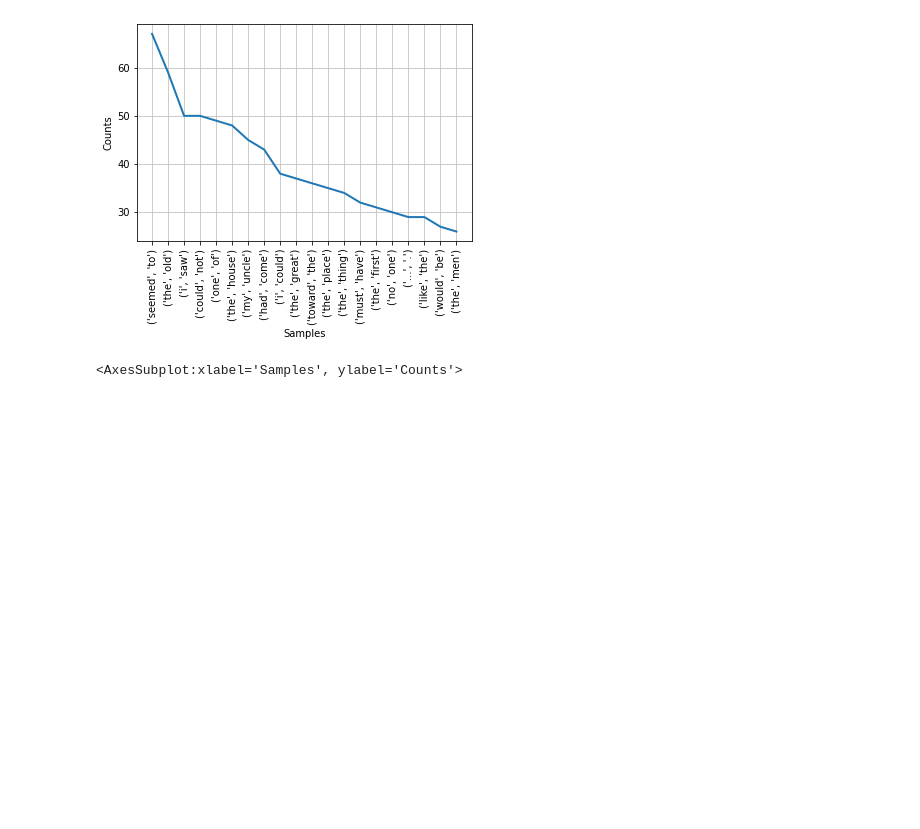
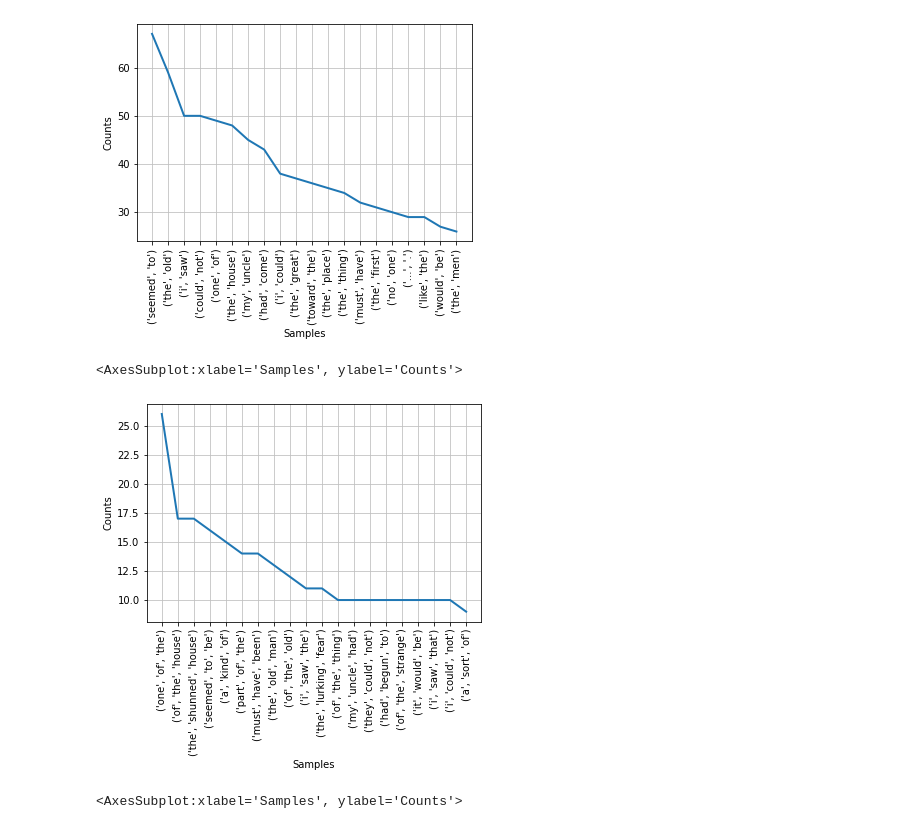
Before and after one commit to felimomo/nlp, a Jupyter notebook: tutorial_2.ipynb, the cells around one changed output. Cells and saved outputs as stored; diff of their text form; code cells hidden in the pictures; blank space fills up the shorter version.

```diff
--- a/tutorial_2.ipynb
+++ b/tutorial_2.ipynb
@@ -306,3 +309,8 @@ freq_d[2].plot(20)
 # %% [output]
 [figure]
 <AxesSubplot:xlabel='Samples', ylabel='Counts'>
+# %%
+freq_d[3].plot(20)
+# %% [output]
+[figure, added]
+<AxesSubplot:xlabel='Samples', ylabel='Counts'>
```
Also changed, not shown: parts of 3 cells of this notebook.
